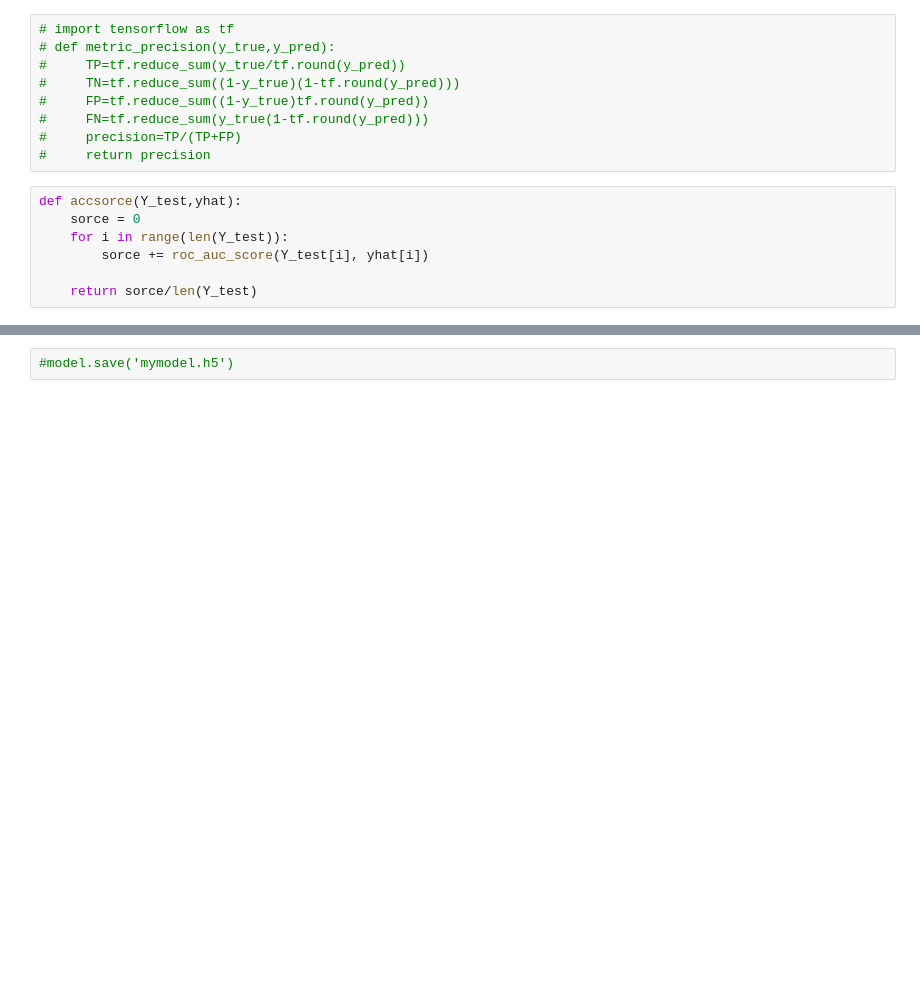
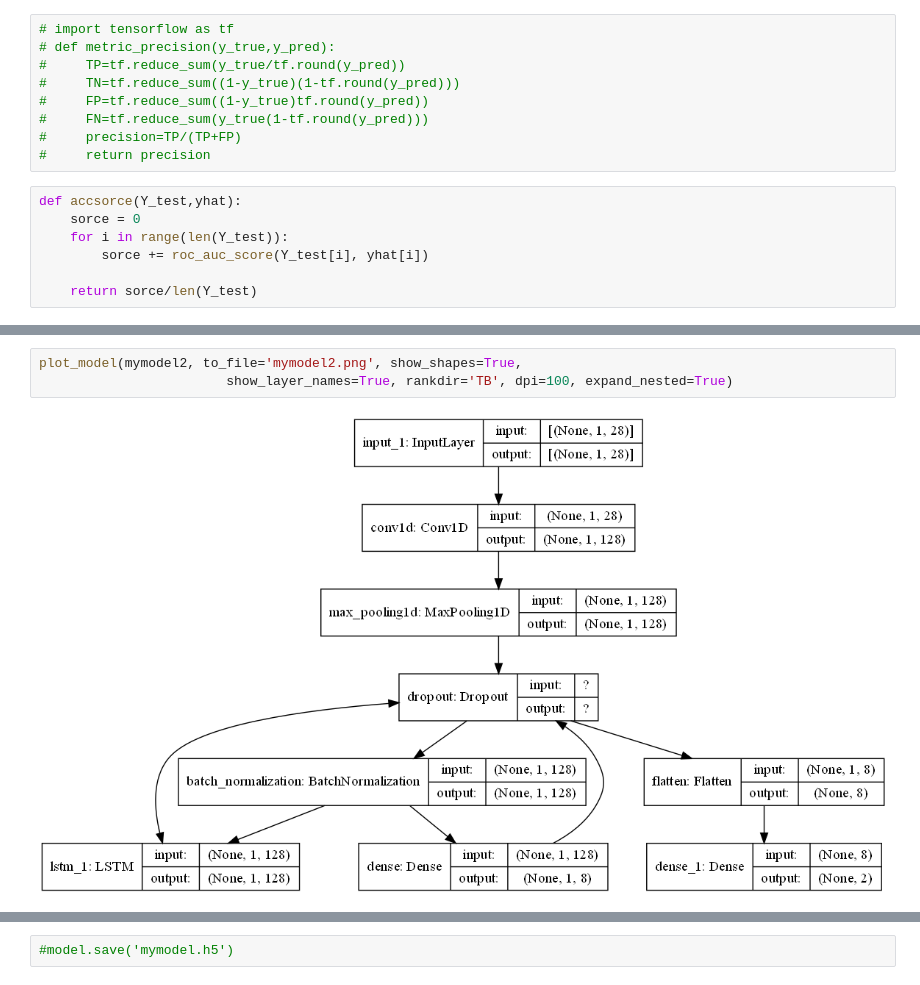
Before and after one commit to Zsudoku/Pistachio_DeepLearning, a Jupyter notebook: LSTM_model.ipynb, the cells around one changed output, grey strips where cells are left out. Saved outputs shown, nothing was run; the diff lists cells and outputs as text; blank space fills up the shorter version.

```diff
--- a/LSTM_model.ipynb
+++ b/LSTM_model.ipynb
@@ -104,0 +255,5 @@ def accsorce(Y_test,yhat):
+# %%
+plot_model(mymodel2, to_file='mymodel2.png', show_shapes=True,
+                        show_layer_names=True, rankdir='TB', dpi=100, expand_nested=True)
+# %% [output]
+[figure, added]
```
Also changed, not shown: parts of 20 cells of this notebook, 20 other files.
